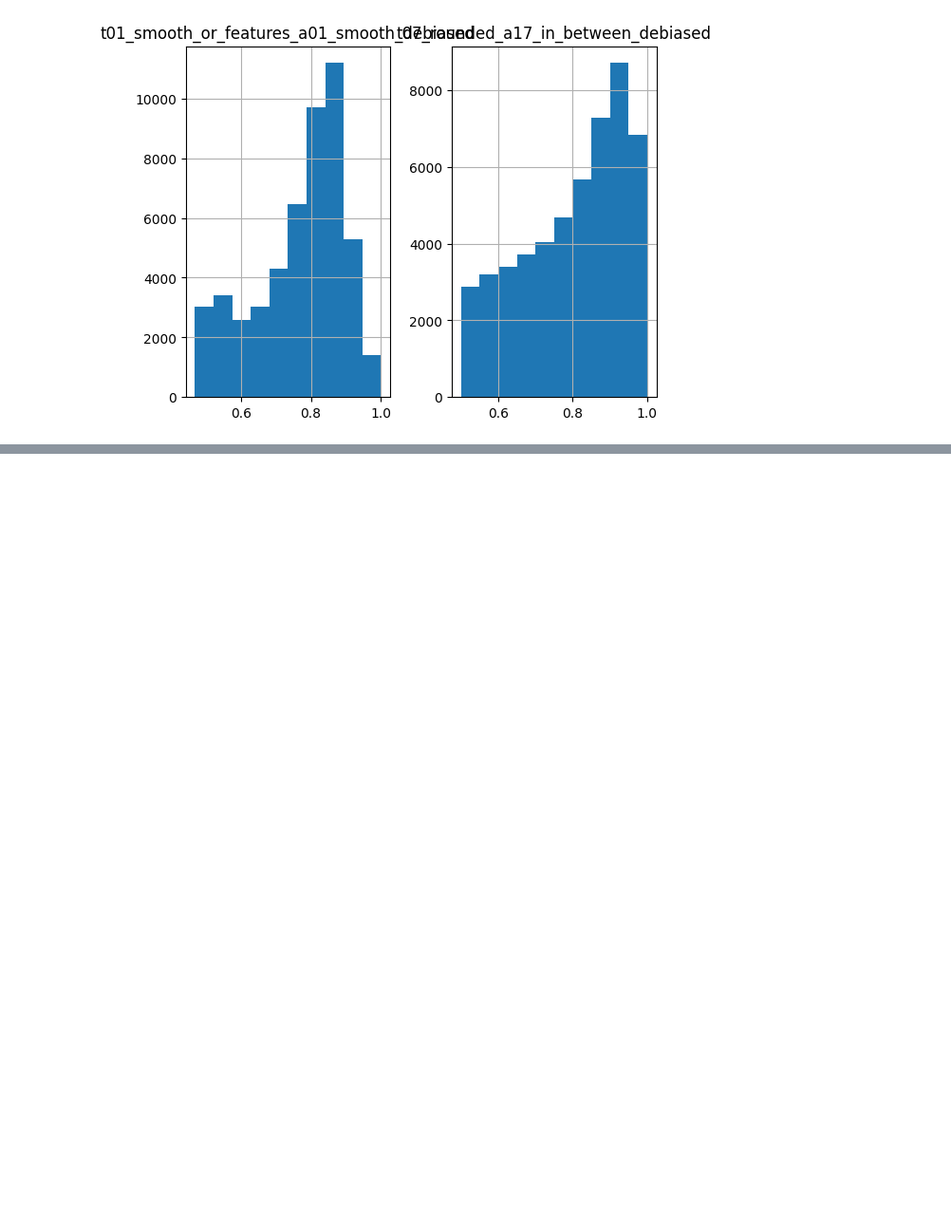
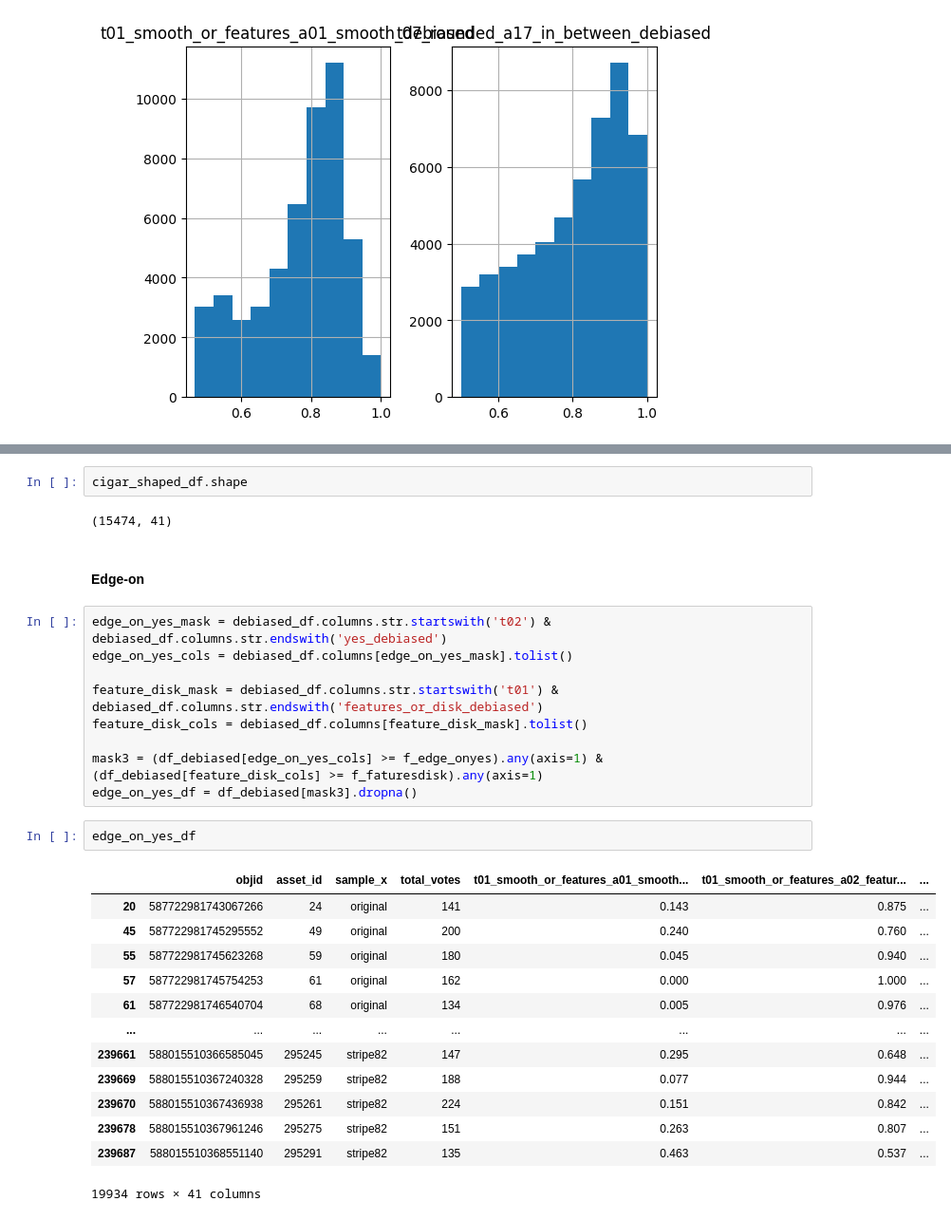
Before and after one commit to YubikNakarmi/galaxy-classification, a Jupyter notebook: notebooks/label_preprocessing.ipynb, the cells around one changed output, grey strips where cells are left out. Shown at 95% size. Cells and saved outputs as stored; diff of their text form; blank space fills up the shorter version.

```diff
--- a/notebooks/label_preprocessing.ipynb
+++ b/notebooks/label_preprocessing.ipynb
@@ -194,0 +159,31 @@ Index([     5,     16,     21,     34,     37,     54,     56,     64,     65,
+# %%
+cigar_shaped_df.shape
+# %% [output]
+(15474, 41)
+# %% [markdown]
+#### Edge-on
+# %%
+edge_on_yes_mask = debiased_df.columns.str.startswith('t02') & debiased_df.columns.str.endswith('yes_debiased')
+edge_on_yes_cols = debiased_df.columns[edge_on_yes_mask].tolist()
+
+feature_disk_mask = debiased_df.columns.str.startswith('t01') & debiased_df.columns.str.endswith('features_or_disk_debiased')
+feature_disk_cols = debiased_df.columns[feature_disk_mask].tolist()
+
+mask3 = (df_debiased[edge_on_yes_cols] >= f_edge_onyes).any(axis=1) & (df_debiased[feature_disk_cols] >= f_faturesdisk).any(axis=1)
+edge_on_yes_df = df_debiased[mask3].dropna()
+# %%
+edge_on_yes_df
+# %% [output]
+|  | objid | asset_id | sample_x | total_votes | t01_smooth_or_features_a01_smooth... | t01_smooth_or_features_a02_featur... | ... |
+| 20 | 587722981743067266 | 24 | original | 141 | 0.143 | 0.875 | ... |
+| 45 | 587722981745295552 | 49 | original | 200 | 0.240 | 0.760 | ... |
+| 55 | 587722981745623268 | 59 | original | 180 | 0.045 | 0.940 | ... |
+| 57 | 587722981745754253 | 61 | original | 162 | 0.000 | 1.000 | ... |
+| 61 | 587722981746540704 | 68 | original | 134 | 0.005 | 0.976 | ... |
+| ... | ... | ... | ... | ... | ... | ... | ... |
+| 239661 | 588015510366585045 | 295245 | stripe82 | 147 | 0.295 | 0.648 | ... |
+| 239669 | 588015510367240328 | 295259 | stripe82 | 188 | 0.077 | 0.944 | ... |
+| 239670 | 588015510367436938 | 295261 | stripe82 | 224 | 0.151 | 0.842 | ... |
+| 239678 | 588015510367961246 | 295275 | stripe82 | 151 | 0.263 | 0.807 | ... |
+| 239687 | 588015510368551140 | 295291 | stripe82 | 135 | 0.463 | 0.537 | ... |
+19934 rows × 41 columns
```
Also changed, not shown: parts of 15 cells of this notebook.
